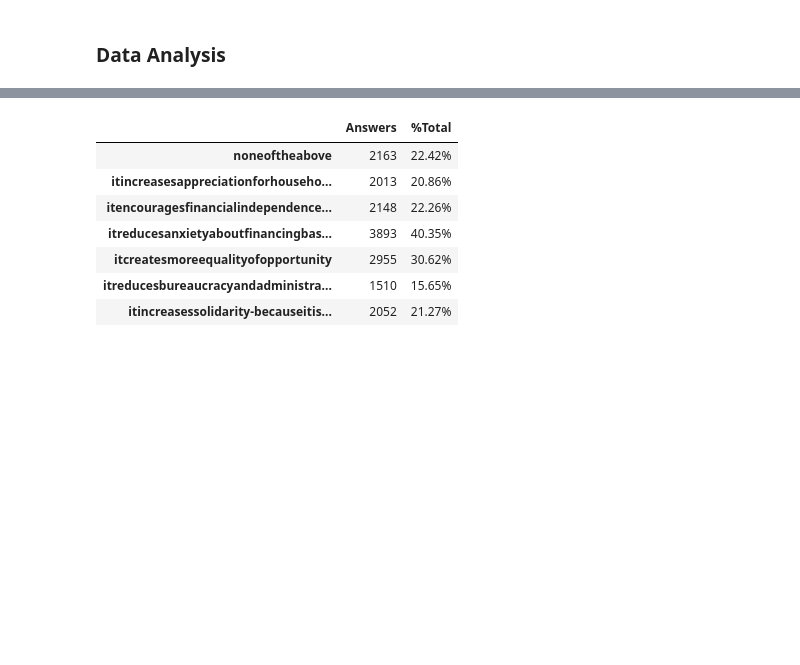
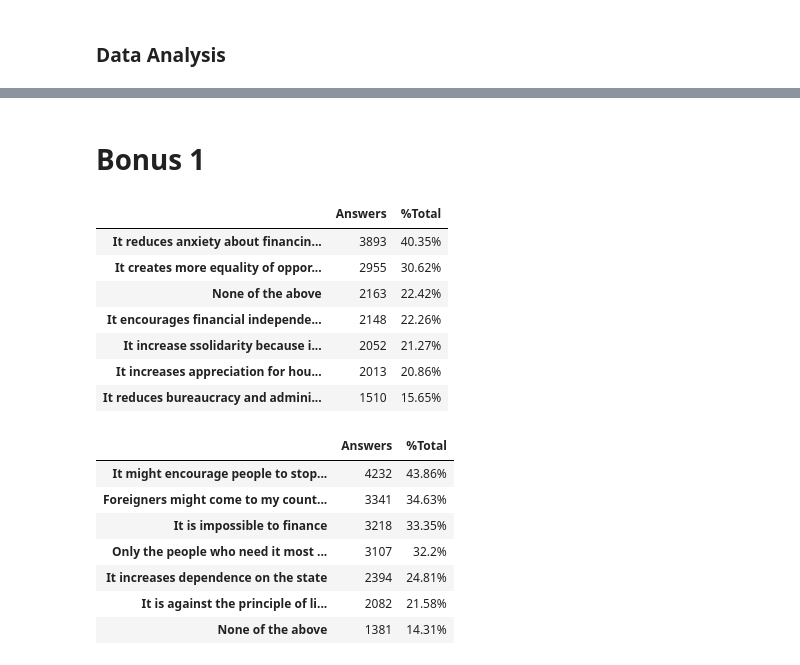
Before and after one commit to juankmp/Project_1_0420_JuanMunoz, a Jupyter notebook: notebooks/analysis.ipynb, the cells around one changed output, grey strips where cells are left out. Drawn from its saved outputs; the diff is of its cells as text; code cells hidden in the pictures; blank space fills up the shorter version.

```diff
--- a/notebooks/analysis.ipynb
+++ b/notebooks/analysis.ipynb
@@ -109,26 +252,39 @@ for data in df_all['quest_arguments_for_2']:
             elif datain == 'itincreasessolidarity-becauseitisfundedbyeveryone':
                 g += 1
 
-dict_result = {'noneoftheabove':a,
-'itincreasesappreciationforhouseholdworkandvolunteering':b,
-'itencouragesfinancialindependenceandself-responsibility':c,
-'itreducesanxietyaboutfinancingbasicneeds':d,
-'itcreatesmoreequalityofopportunity':e,
-'itreducesbureaucracyandadministrativeexpenses':f,
-'itincreasessolidarity-becauseitisfundedbyeveryone':g}
+dict_result = {'None of the above':a,
+'It increases appreciation for household work and volunteering':b,
+'It encourages financial independence and self-responsibility':c,
+'It reduces anxiety about financing basic needs':d,
+'It creates more equality of opportunity':e,
+'It reduces bureaucracy and administrative expenses':f,
+'It increase ssolidarity because it is funded by everyone':g}
 
 df_answer_for = pd.DataFrame.from_dict(dict_result, orient='index',columns = ['Answers'])
 
 
 df_answer_for['%Total'] = round((df_answer_for['Answers']/len(df_all['quest_arguments_for_2'])*100),2).astype(str) + '%'
 
-display(df_answer_for)
+df_answer_for = df_answer_for.sort_values('Answers', ascending=False)
-# %% [output]
-|  | Answers | %Total |
-| noneoftheabove | 2163 | 22.42% |
-| itincreasesappreciationforhouseho... | 2013 | 20.86% |
-| itencouragesfinancialindependence... | 2148 | 22.26% |
-| itreducesanxietyaboutfinancingbas... | 3893 | 40.35% |
-| itcreatesmoreequalityofopportunity | 2955 | 30.62% |
-| itreducesbureaucracyandadministra... | 1510 | 15.65% |
-| itincreasessolidarity-becauseitis... | 2052 | 21.27% |
+# %% [markdown]
+# Bonus 1
+# %%
+display(df_answer_for)
+display(df_answer_against)
+# %% [output]
+|  | Answers | %Total |
+| It reduces anxiety about financin... | 3893 | 40.35% |
+| It creates more equality of oppor... | 2955 | 30.62% |
+| None of the above | 2163 | 22.42% |
+| It encourages financial independe... | 2148 | 22.26% |
+| It increase ssolidarity because i... | 2052 | 21.27% |
+| It increases appreciation for hou... | 2013 | 20.86% |
+| It reduces bureaucracy and admini... | 1510 | 15.65% |
+|  | Answers | %Total |
+| It might encourage people to stop... | 4232 | 43.86% |
+| Foreigners might come to my count... | 3341 | 34.63% |
+| It is impossible to finance | 3218 | 33.35% |
+| Only the people who need it most ... | 3107 | 32.2% |
+| It increases dependence on the state | 2394 | 24.81% |
+| It is against the principle of li... | 2082 | 21.58% |
+| None of the above | 1381 | 14.31% |
```
Also changed, not shown: parts of 10 cells of this notebook, 16 other files.
